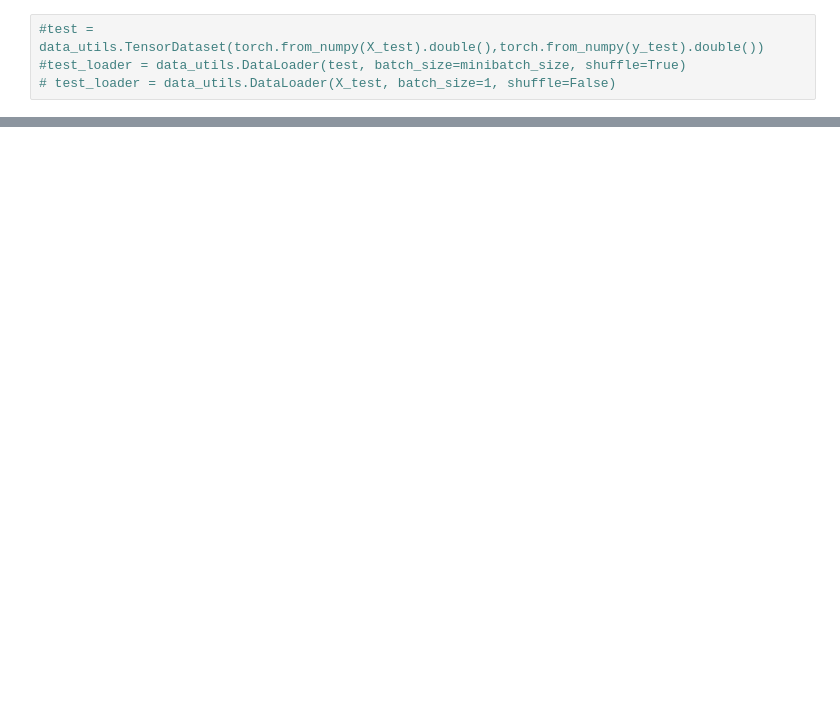
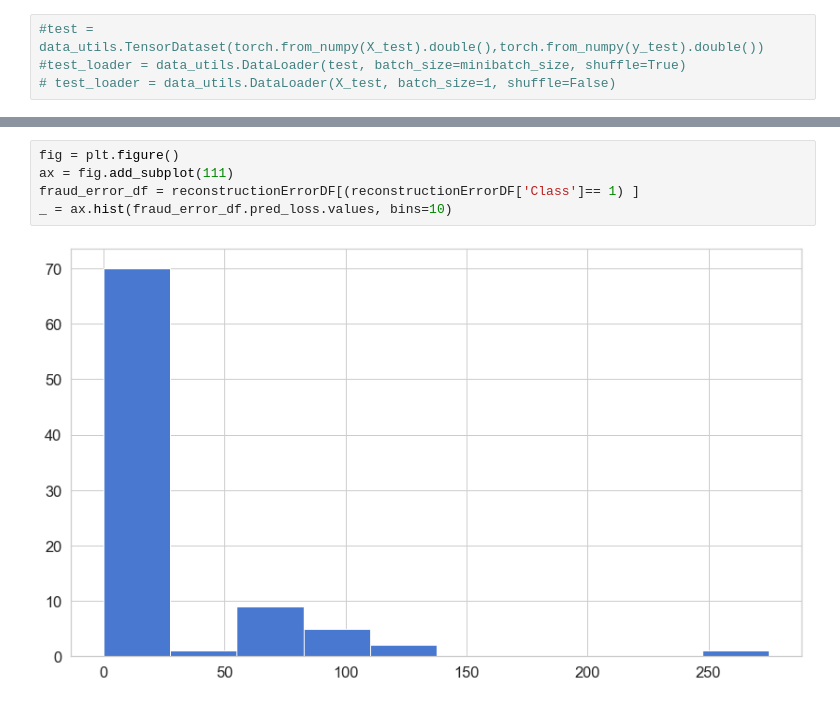
Before and after one commit to meuliano/ML_Credit_Card_Fraud_Detection, a Jupyter notebook: Matt_Autoencoder_testing.ipynb, the cells around one changed output, grey strips where cells are left out. Cells and saved outputs as stored; diff of their text form; blank space fills up the shorter version.

```diff
--- a/Matt_Autoencoder_testing.ipynb
+++ b/Matt_Autoencoder_testing.ipynb
@@ -203,0 +271,7 @@ epoch [100/100], loss:0.6957
+# %%
+fig = plt.figure()
+ax = fig.add_subplot(111)
+fraud_error_df = reconstructionErrorDF[(reconstructionErrorDF['Class']== 1) ]
+_ = ax.hist(fraud_error_df.pred_loss.values, bins=10)
+# %% [output]
+[figure, added]
```
Also changed, not shown: parts of 16 cells of this notebook.
